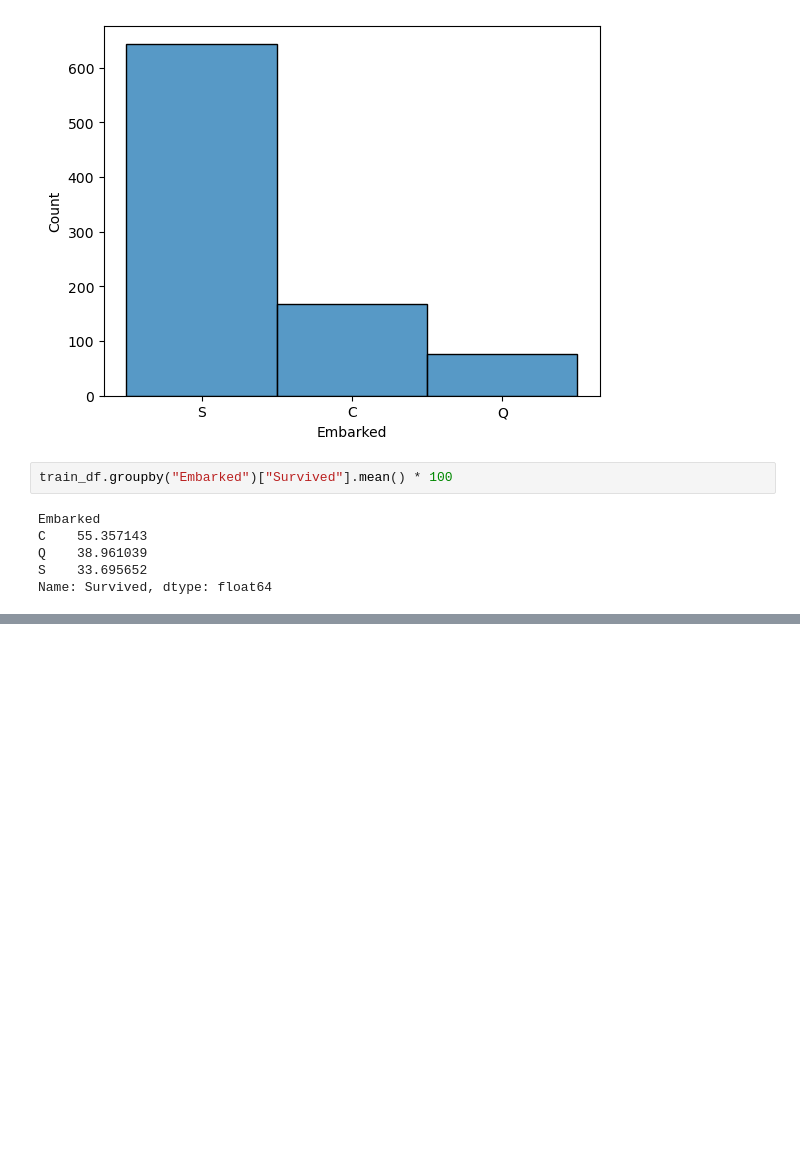
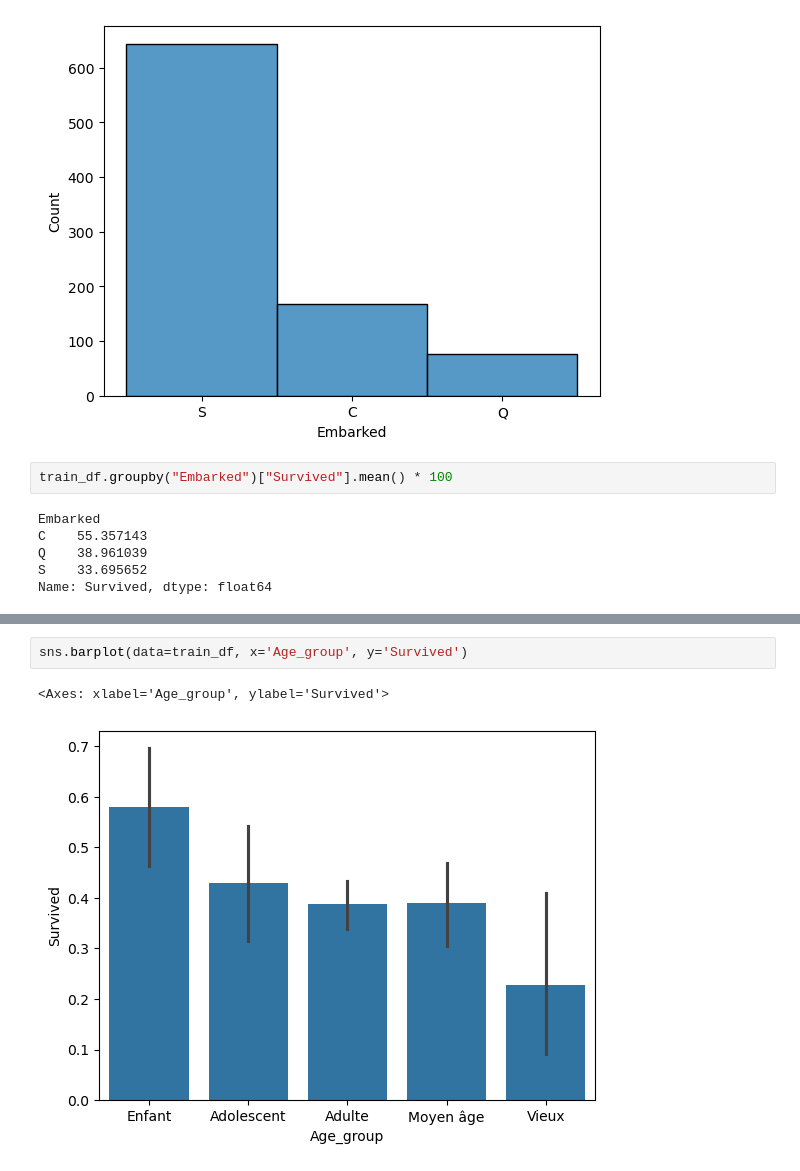
Before and after one commit to Tomefy5/titanic-survival-prediction, a Jupyter notebook: notebooks/01_eda.ipynb, the cells around one changed output, grey strips where cells are left out. Saved outputs shown, nothing was run; the diff lists cells and outputs as text; blank space fills up the shorter version.

```diff
--- a/notebooks/01_eda.ipynb
+++ b/notebooks/01_eda.ipynb
@@ -454,0 +498,5 @@ plt.show()
+# %%
+sns.barplot(data=train_df, x='Age_group', y='Survived')
+# %% [output]
+<Axes: xlabel='Age_group', ylabel='Survived'>
+[figure, added]
```
Also changed, not shown: parts of 48 cells of this notebook, 3 other files.
